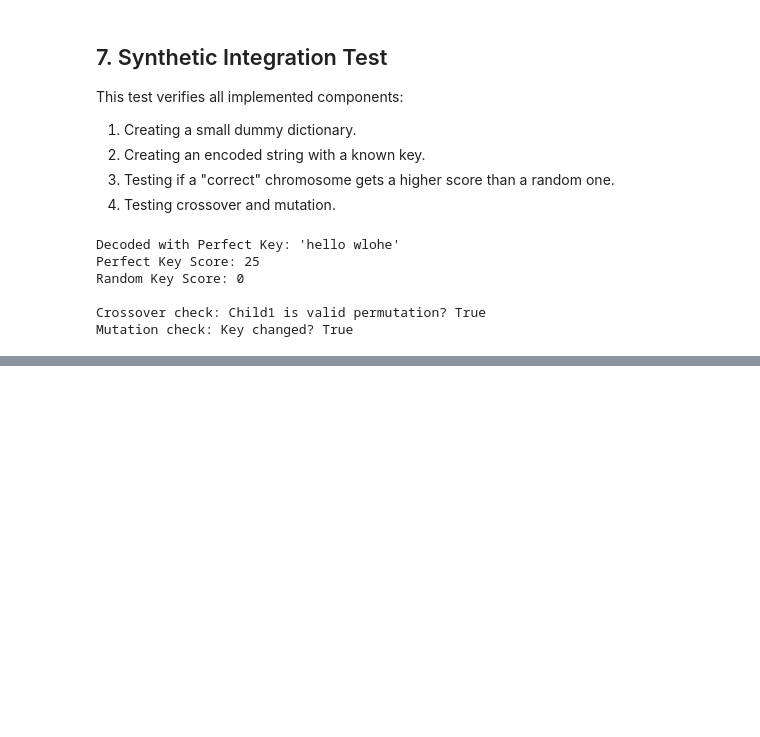
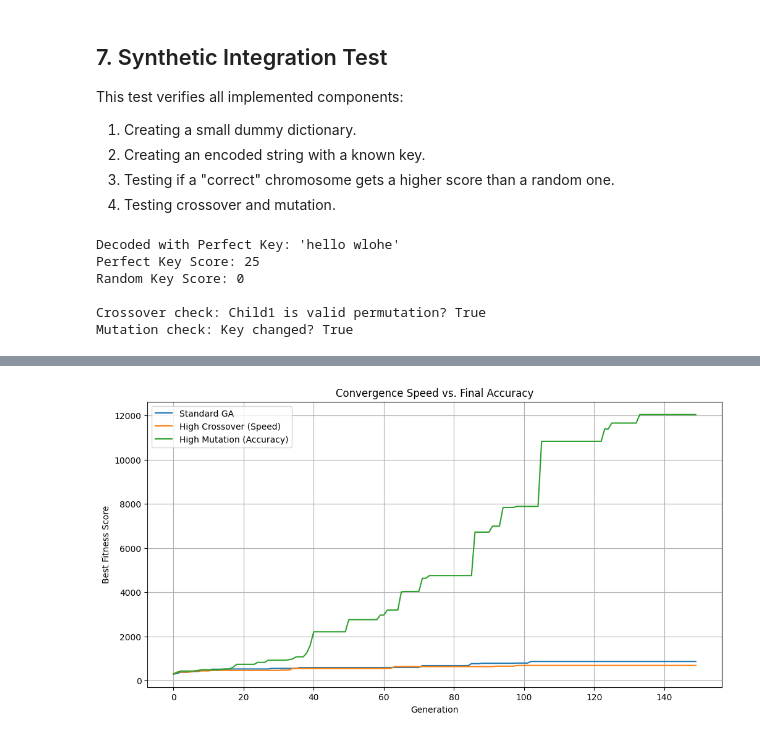
Before and after one commit to Fontiegow/UT-Master-of-AI, a Jupyter notebook: DL/HW5/Q3/Q3.ipynb, the cells around one changed output, grey strips where cells are left out. Cells and saved outputs as stored; diff of their text form; code cells hidden in the pictures; blank space fills up the shorter version.

```diff
--- a/DL/HW5/Q3/Q3.ipynb
+++ b/DL/HW5/Q3/Q3.ipynb
@@ -232,0 +379,57 @@ Mutation check: Key changed? True
+# %%
+import matplotlib.pyplot as plt
+
+def run_performance_test(pop_size=300, generations=150):
+    # Configurations: (Crossover_Prob, Mutation_Rate)
+    configs = {
+        'Standard GA': (0.8, 0.2),
+        'High Crossover (Speed)': (1.0, 0.05),
+        'High Mutation (Accuracy)': (0.4, 0.5)
+    }
+
+    results = {}
+
+    for label, (cross_p, mut_r) in configs.items():
+        population = initialize_population(pop_size)
+        for chrom in population: calculate_fitness(chrom, target_encoded_text, dictionary)
+
+        history = []
+        for gen in range(generations):
+            population.sort(key=lambda x: x.fitness, reverse=True)
+            history.append(population[0].fitness)
+
+            new_pop = population[:2] # Elitism
+            while len(new_pop) < pop_size:
+                p1, p2 = random.sample(population[:pop_size//2], 2)
+
+                # Crossover logic based on probability
+                if random.random() < cross_p:
+                    c1, c2 = ordered_crossover(p1, p2)
+                else:
+                    c1, c2 = Chromosome(list(p1.key)), Chromosome(list(p2.key))
+
+                swap_mutation(c1, mut_r)
+                swap_mutation(c2, mut_r)
+                new_pop.extend([c1, c2])
+
+            population = new_pop[:pop_size]
+            for chrom in population: calculate_fitness(chrom, target_encoded_text, dictionary)
+
+        results[label] = history
+    return results
+
+# Run and Plot
+history_data = run_performance_test()
+
+plt.figure(figsize=(12, 6))
+for label, data in history_data.items():
+    plt.plot(data, label=label)
+
+plt.title("Convergence Speed vs. Final Accuracy")
+plt.xlabel("Generation")
+plt.ylabel("Best Fitness Score")
+plt.legend()
+plt.grid(True)
+plt.show()
+# %% [output]
+[figure, added]
```
Also changed, not shown: parts of 11 cells of this notebook, 1 other file.
